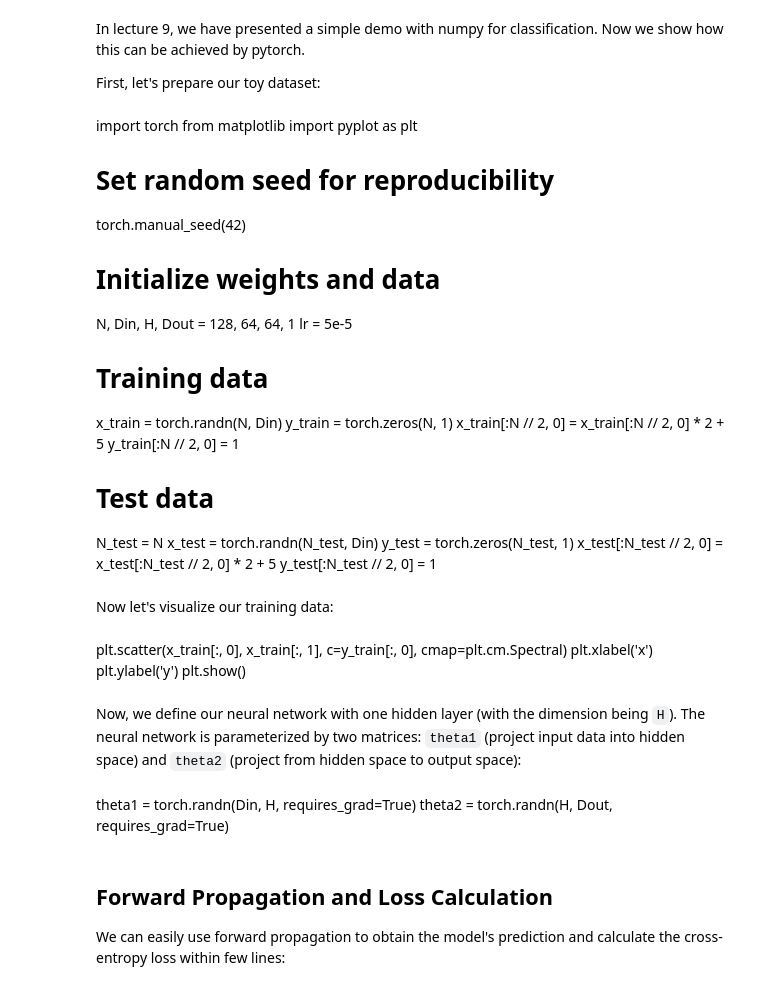
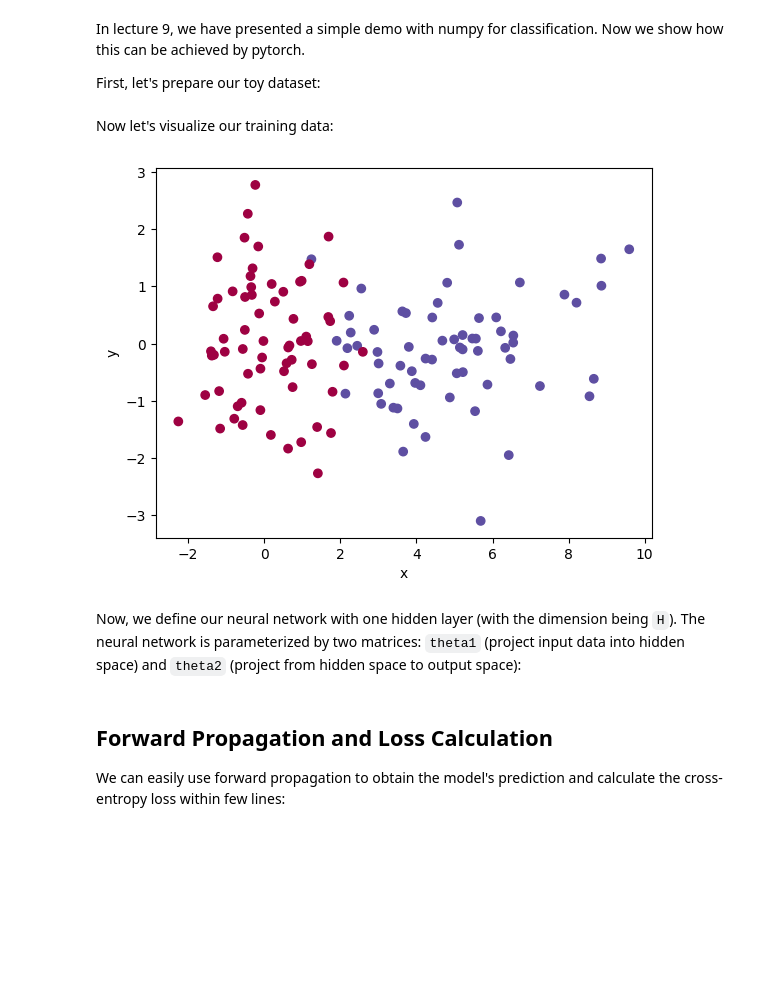
Before and after one commit to nzl-thu/PRMLTA_24, a Jupyter notebook: cifar10_tutorial.ipynb, the cells around one changed output. Saved outputs shown, nothing was run; the diff lists cells and outputs as text; code cells hidden in the pictures; blank space fills up the shorter version.

```diff
--- a/cifar10_tutorial.ipynb
+++ b/cifar10_tutorial.ipynb
@@ -136,38 +136,37 @@ print(tensor)
 In lecture 9, we have presented a simple demo with numpy for classification. Now we show how this can be achieved by pytorch.
 
 First, let's prepare our toy dataset:
-# %% [markdown]
-import torch
-from matplotlib import pyplot as plt
-
-# Set random seed for reproducibility
-torch.manual_seed(42)
-
-# Initialize weights and data
-N, Din, H, Dout = 128, 64, 64, 1
-lr = 5e-5
-
-# Training data
-x_train = torch.randn(N, Din)
-y_train = torch.zeros(N, 1)
-x_train[:N // 2, 0] = x_train[:N // 2, 0] * 2 + 5
-y_train[:N // 2, 0] = 1
-
-# Test data
-N_test = N
-x_test = torch.randn(N_test, Din)
-y_test = torch.zeros(N_test, 1)
-x_test[:N_test // 2, 0] = x_test[:N_test // 2, 0] * 2 + 5
-y_test[:N_test // 2, 0] = 1
+# %%
+import torch
+from matplotlib import pyplot as plt
+
+# Set random seed for reproducibility
+torch.manual_seed(42)
+
+# Initialize weights and data
+N, Din, H, Dout = 128, 64, 64, 1
+lr = 5e-5
+
+# Training data
+x_train = torch.randn(N, Din)
+y_train = torch.zeros(N, 1)
+x_train[:N // 2, 0] = x_train[:N // 2, 0] * 2 + 5
+y_train[:N // 2, 0] = 1
+
+# Test data
+N_test = N
+x_test = torch.randn(N_test, Din)
+y_test = torch.zeros(N_test, 1)
+x_test[:N_test // 2, 0] = x_test[:N_test // 2, 0] * 2 + 5
+y_test[:N_test // 2, 0] = 1
 # %% [markdown]
 Now let's visualize our training data:
-# %% [markdown]
-plt.scatter(x_train[:, 0], x_train[:, 1], c=y_train[:, 0], cmap=plt.cm.Spectral)
-plt.xlabel('x')
-plt.ylabel('y')
-plt.show()
+# %%
+plt.scatter(x_train[:, 0], x_train[:, 1], c=y_train[:, 0], cmap=plt.cm.Spectral)
+plt.xlabel('x')
+plt.ylabel('y')
+plt.show()
+# %% [output]
+[figure, added]
 # %% [markdown]
 Now, we define our neural network with one hidden layer (with the dimension being `H`). The neural network is parameterized by two matrices: `theta1` (project input data into hidden space) and `theta2` (project from hidden space to output space):
-# %% [markdown]
-theta1 = torch.randn(Din, H, requires_grad=True)
-theta2 = torch.randn(H, Dout, requires_grad=True)
```
Also changed, not shown: parts of 127 cells of this notebook.
